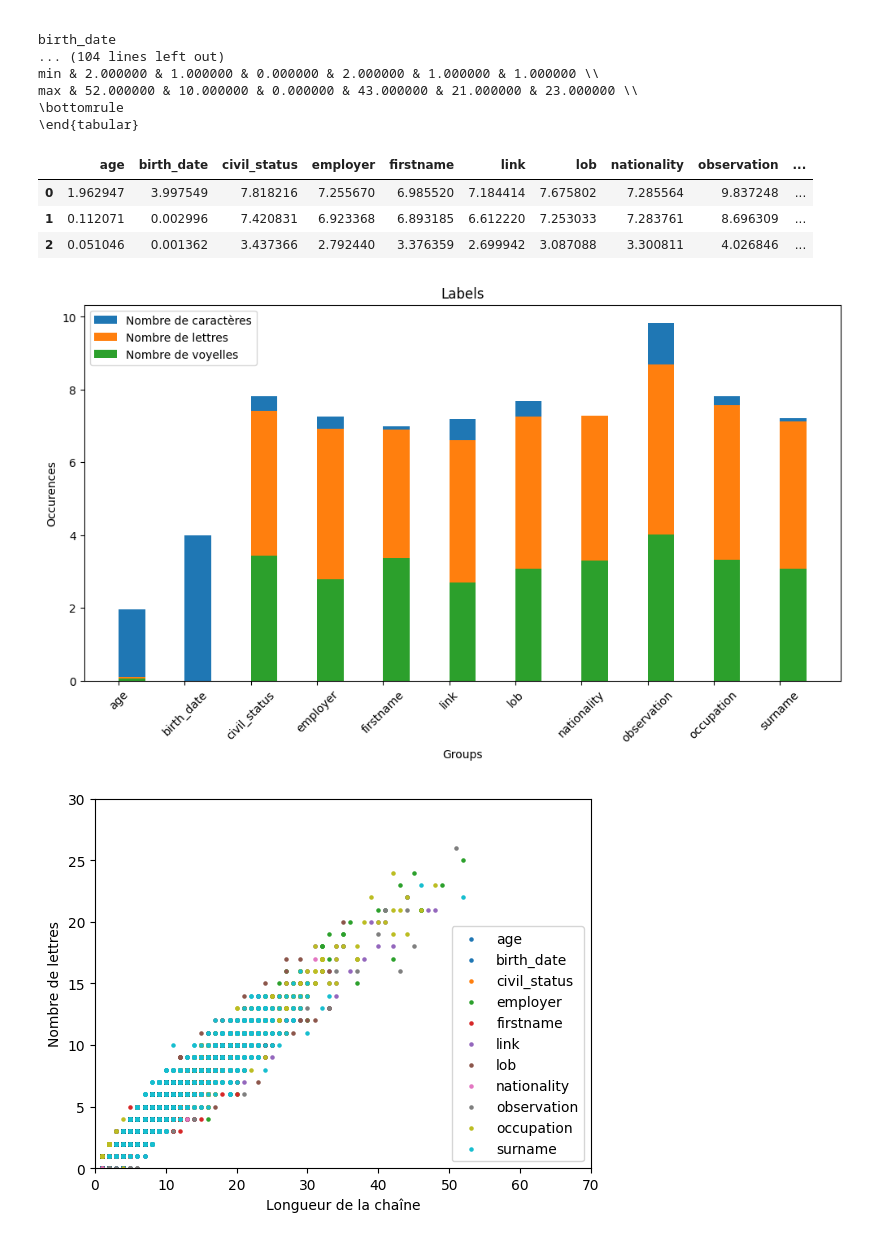
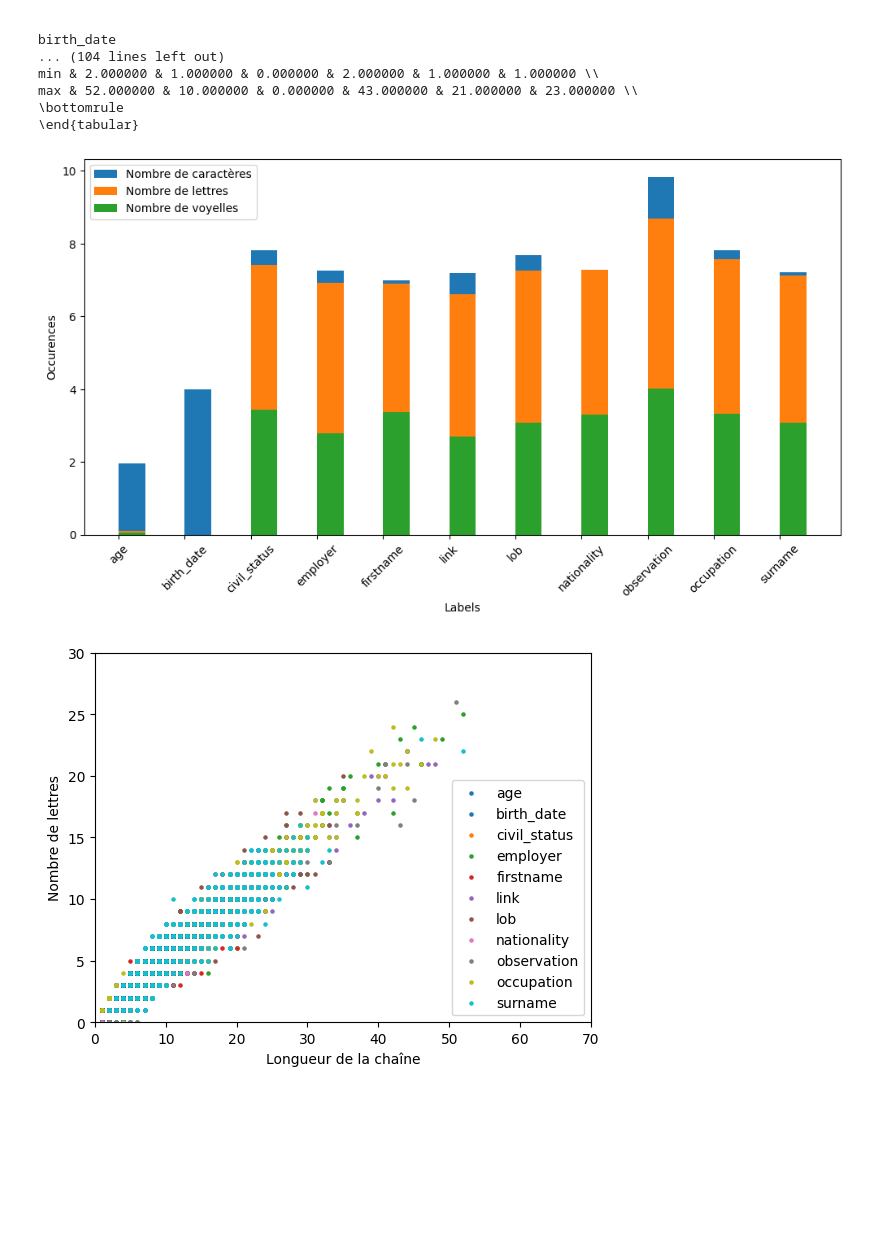
Before and after one commit to cdechaux/Projet_NLP_3A, a Jupyter notebook: scripts/stats_desc.ipynb, the cells around one changed output. Cells and saved outputs as stored; diff of their text form; code cells hidden in the pictures; blank space fills up the shorter version.

```diff
--- a/scripts/stats_desc.ipynb
+++ b/scripts/stats_desc.ipynb
@@ -120,14 +65,10 @@ print(np.sum(result2))
-# %%
-# Définir une fonction pour fusionner les colonnes
-def fusionner_colonnes(colonne1, colonne2):
-    if colonne1 != "":
-        return colonne1
-    elif colonne2 != "":
-        return colonne2
-    else:
-        return ""
-
-# Appliquer la fonction à chaque ligne du DataFrame pour créer la nouvelle colonne
-df['surname'] = df.apply(lambda row: fusionner_colonnes(row['surname'], row['surname_household']), axis=1)
-
-df.drop(columns=["surname_household"], inplace=True)
+# %%
+result2 = df.apply(check_both_not_empty, axis=1)
+print(np.sum(result2) ," lignes du dataframe ont 'surname' et 'surname_household' remplis")
+
+
+# On fusionne les deux colonnes
+df["surname"] = df.apply(
+    lambda row: fusionner_colonnes(row["surname"], row["surname_household"]), axis=1
+)
+df.drop(columns=["surname_household"], inplace=True)
@@ -209,35 +149,28 @@ min & 2.000000 & 1.000000 & 0.000000 & 2.000000 & 1.000000 & 1.000000 \\
 max & 52.000000 & 10.000000 & 0.000000 & 43.000000 & 21.000000 & 23.000000 \\
 \bottomrule
 \end{tabular}
-# %%
-df=pd.DataFrame(stats_dict_mean)
-df
-# %% [output]
-|  | age | birth_date | civil_status | employer | firstname | link | lob | nationality | observation | ... |
-| 0 | 1.962947 | 3.997549 | 7.818216 | 7.255670 | 6.985520 | 7.184414 | 7.675802 | 7.285564 | 9.837248 | ... |
-| 1 | 0.112071 | 0.002996 | 7.420831 | 6.923368 | 6.893185 | 6.612220 | 7.253033 | 7.283761 | 8.696309 | ... |
-| 2 | 0.051046 | 0.001362 | 3.437366 | 2.792440 | 3.376359 | 2.699942 | 3.087088 | 3.300811 | 4.026846 | ... |
 # %%
-X = df.columns.to_list()
+stats_mean = pd.DataFrame(stats_dict_mean)
+
+X = stats_mean.columns.to_list()
 
 X_axis = np.arange(len(X))
 
 plt.figure(figsize=(12, 6))
 
-plt.bar(X_axis + 0.2, df.iloc[0].to_list(), 0.4, label = 'Nombre de caractères')
-plt.bar(X_axis + 0.2, df.iloc[1].to_list(), 0.4, label = 'Nombre de lettres')
-plt.bar(X_axis + 0.2, df.iloc[2].to_list(), 0.4, label = 'Nombre de voyelles')
+plt.bar(X_axis + 0.2, stats_mean.iloc[0].to_list(), 0.4, label="Nombre de caractères")
+plt.bar(X_axis + 0.2, stats_mean.iloc[1].to_list(), 0.4, label="Nombre de lettres")
+plt.bar(X_axis + 0.2, stats_mean.iloc[2].to_list(), 0.4, label="Nombre de voyelles")
 
 plt.xticks(X_axis, X, rotation=45)
-plt.xlabel("Groups")
+plt.xlabel("Labels")
 plt.ylabel("Occurences")
-plt.title("Labels")
 plt.legend()
 
-plt.savefig("img/barplot.png", format="png")
+plt.savefig("../img/barplot.png", format="png")
 
 plt.show()
 # %% [output]
-[figure, old version]
+[figure, new version]
 # %%
 # Créer une liste de couleurs pour chaque colonne
```
Also changed, not shown: parts of 13 cells of this notebook, 2 other files.
